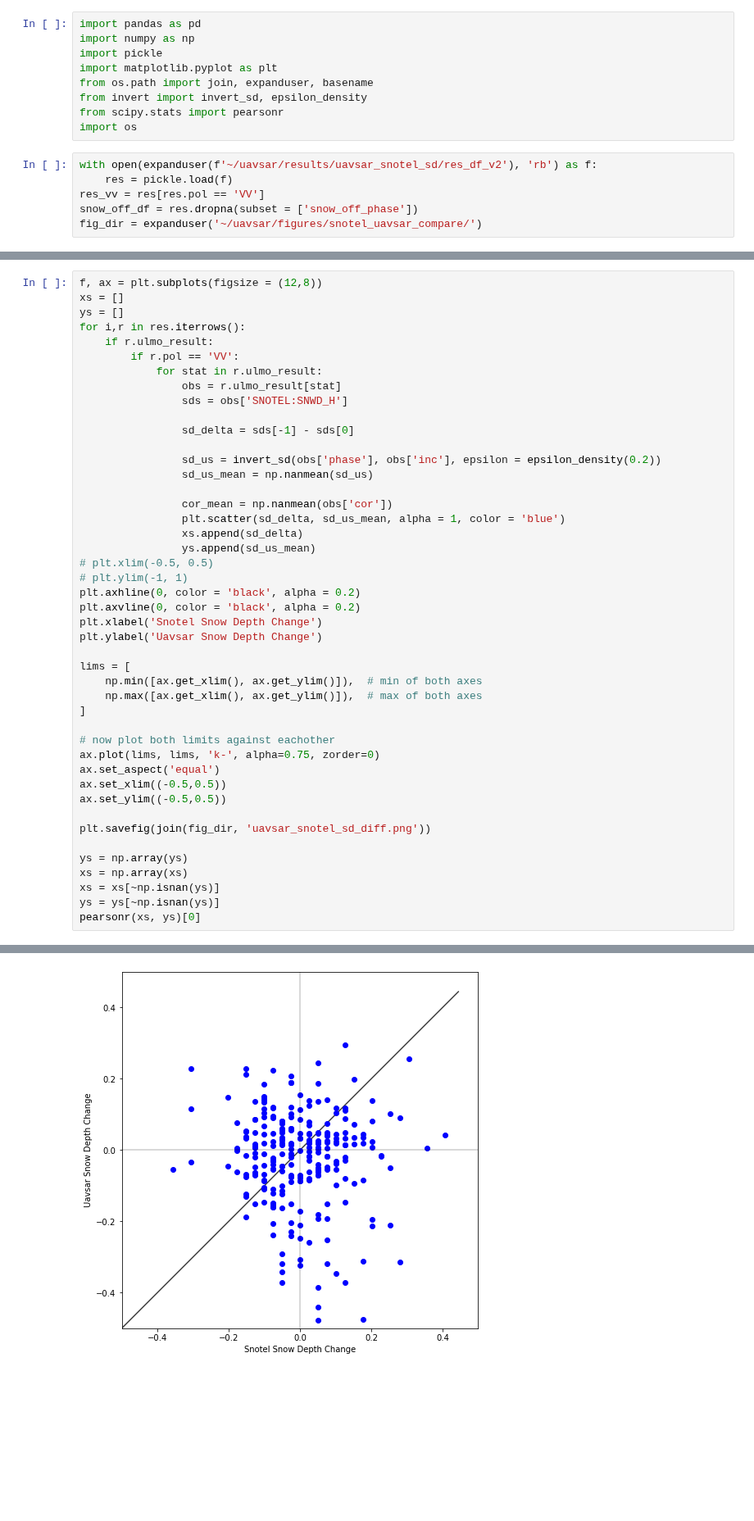
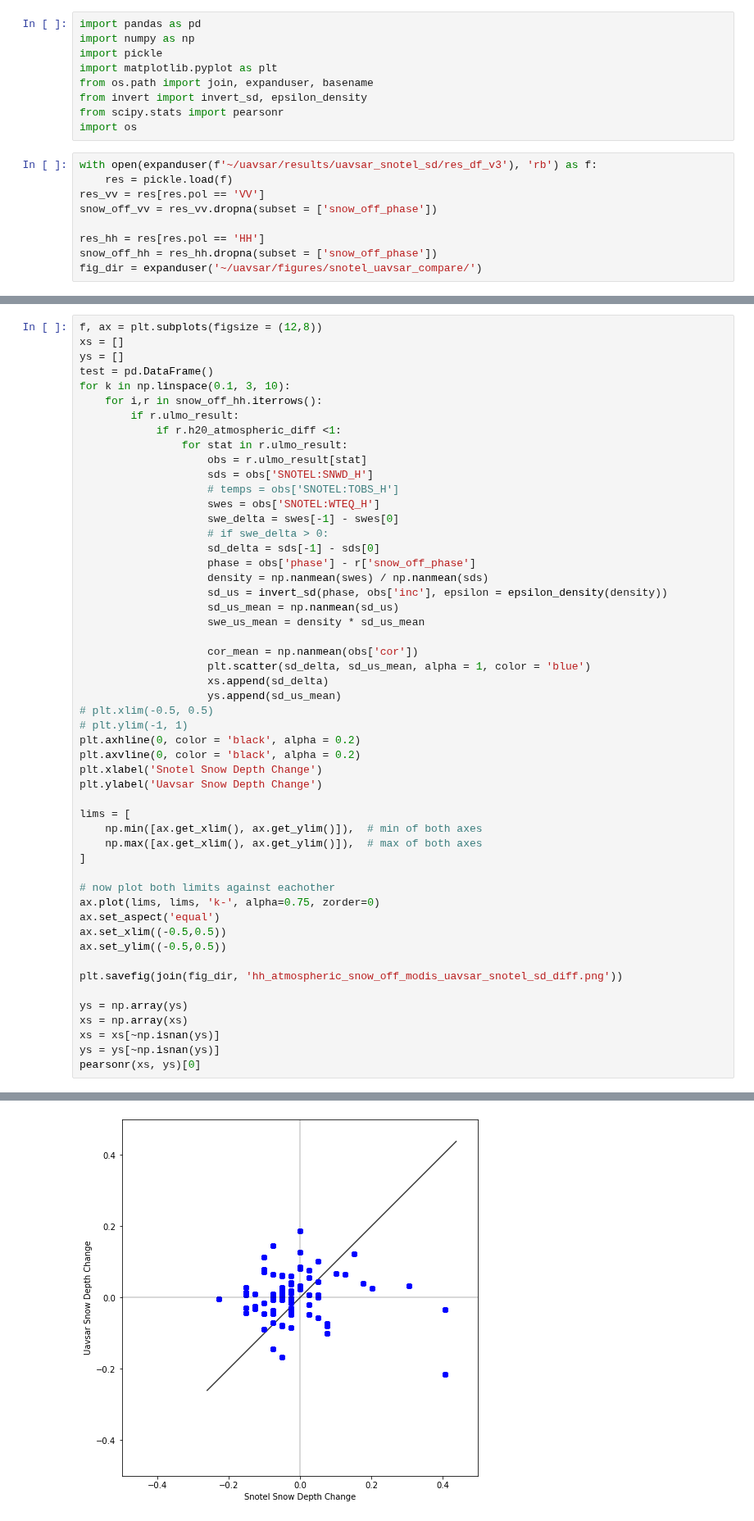
Before and after one commit to ZachHoppinen/uavsar, a Jupyter notebook: src/uavsar_snotel_sd/sd_comp_vis.ipynb, the cells around one changed output, grey strips where cells are left out. Shown at 82% size. Cells and saved outputs as stored; diff of their text form; blank space fills up the shorter version.

Commit message:
incorporate calfiornia snotel

```diff
--- a/src/uavsar_snotel_sd/sd_comp_vis.ipynb
+++ b/src/uavsar_snotel_sd/sd_comp_vis.ipynb
@@ -8,8 +8,11 @@ from invert import invert_sd, epsilon_density
 from scipy.stats import pearsonr
 import os
 # %%
-with open(expanduser(f'~/uavsar/results/uavsar_snotel_sd/res_df_v2'), 'rb') as f:
+with open(expanduser(f'~/uavsar/results/uavsar_snotel_sd/res_df_v3'), 'rb') as f:
     res = pickle.load(f)
 res_vv = res[res.pol == 'VV']
-snow_off_df = res.dropna(subset = ['snow_off_phase'])
+snow_off_vv = res_vv.dropna(subset = ['snow_off_phase'])
+
+res_hh = res[res.pol == 'HH']
+snow_off_hh = res_hh.dropna(subset = ['snow_off_phase'])
 fig_dir = expanduser('~/uavsar/figures/snotel_uavsar_compare/')
@@ -78,22 +75,29 @@ pearsonr(xs, ys)[0]
 f, ax = plt.subplots(figsize = (12,8))
 xs = []
 ys = []
-for i,r in res.iterrows():
-    if r.ulmo_result:
-        if r.pol == 'VV':
-            for stat in r.ulmo_result:
-                obs = r.ulmo_result[stat]
-                sds = obs['SNOTEL:SNWD_H']
+test = pd.DataFrame()
+for k in np.linspace(0.1, 3, 10):
+    for i,r in snow_off_hh.iterrows():
+        if r.ulmo_result:
+            if r.h20_atmospheric_diff <1:
+                for stat in r.ulmo_result:
+                    obs = r.ulmo_result[stat]
+                    sds = obs['SNOTEL:SNWD_H']
+                    # temps = obs['SNOTEL:TOBS_H']
+                    swes = obs['SNOTEL:WTEQ_H']
+                    swe_delta = swes[-1] - swes[0]
+                    # if swe_delta > 0:
+                    sd_delta = sds[-1] - sds[0]
+                    phase = obs['phase'] - r['snow_off_phase']
+                    density = np.nanmean(swes) / np.nanmean(sds)
+                    sd_us = invert_sd(phase, obs['inc'], epsilon = epsilon_density(density))
+                    sd_us_mean = np.nanmean(sd_us)
+                    swe_us_mean = density * sd_us_mean
 
-                sd_delta = sds[-1] - sds[0]
-
-                sd_us = invert_sd(obs['phase'], obs['inc'], epsilon = epsilon_density(0.2))
-                sd_us_mean = np.nanmean(sd_us)
-
-                cor_mean = np.nanmean(obs['cor'])
-                plt.scatter(sd_delta, sd_us_mean, alpha = 1, color = 'blue')
-                xs.append(sd_delta)
-                ys.append(sd_us_mean)
+                    cor_mean = np.nanmean(obs['cor'])
+                    plt.scatter(sd_delta, sd_us_mean, alpha = 1, color = 'blue')
+                    xs.append(sd_delta)
+                    ys.append(sd_us_mean)
 # plt.xlim(-0.5, 0.5)
 # plt.ylim(-1, 1)
 plt.axhline(0, color = 'black', alpha = 0.2)
@@ -112,7 +116,7 @@ ax.set_aspect('equal')
 ax.set_xlim((-0.5,0.5))
 ax.set_ylim((-0.5,0.5))
 
-plt.savefig(join(fig_dir, 'uavsar_snotel_sd_diff.png'))
+plt.savefig(join(fig_dir, 'hh_atmospheric_snow_off_modis_uavsar_snotel_sd_diff.png'))
 
 ys = np.array(ys)
 xs = np.array(xs)
@@ -124 +128 @@ pearsonr(xs, ys)[0]
-[figure, old version]
+[figure, new version]
```
Also changed, not shown: parts of 5 cells of this notebook, 13 other files.
